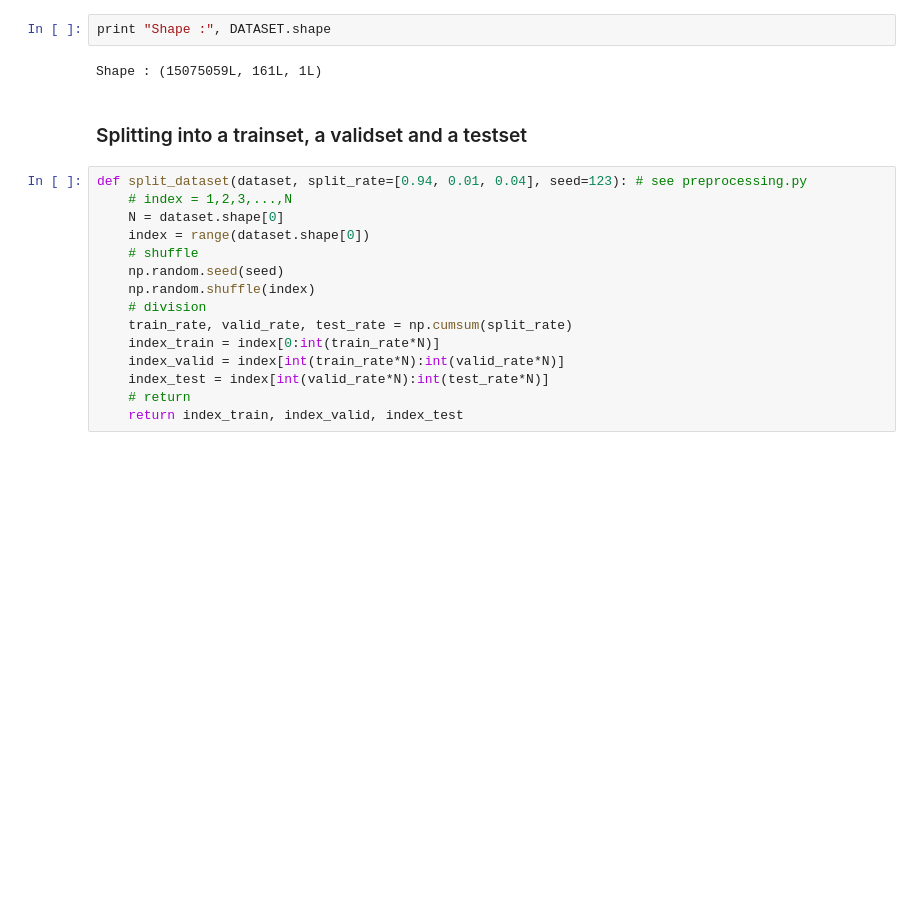
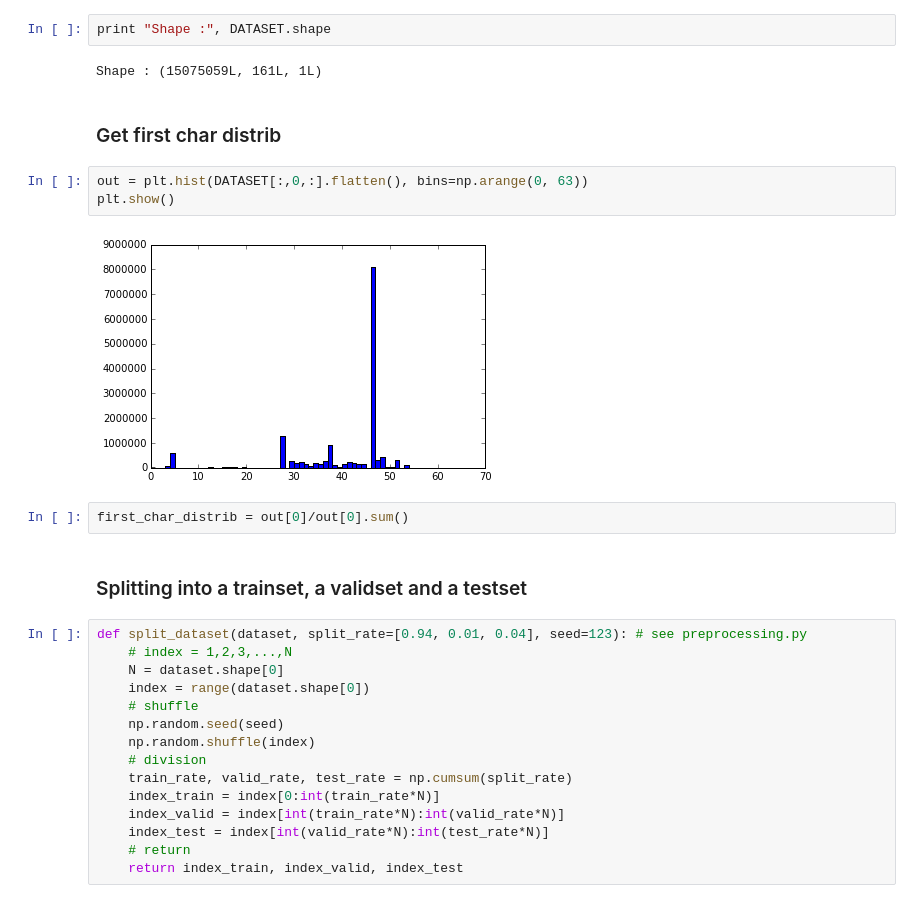
Before and after one commit to kurowasan/ProjetGazouillis, a Jupyter notebook: Base code #CausalCNN.ipynb, the cells around one changed output. Cells and saved outputs as stored; diff of their text form; blank space fills up the shorter version.

```diff
--- a/Base code #CausalCNN.ipynb
+++ b/Base code #CausalCNN.ipynb
@@ -25,6 +25,15 @@ DATASET = np.load("data/dataset.npy")
 print "Shape :", DATASET.shape
 # %% [output]
 Shape : (15075059L, 161L, 1L)
+# %% [markdown]
+### Get first char distrib
+# %%
+out = plt.hist(DATASET[:,0,:].flatten(), bins=np.arange(0, 63))
+plt.show()
+# %% [output]
+[figure, added]
+# %%
+first_char_distrib = out[0]/out[0].sum()
 # %% [markdown]
 ### Splitting into a trainset, a validset and a testset
 # %%
```
Also changed, not shown: parts of 23 cells of this notebook.
